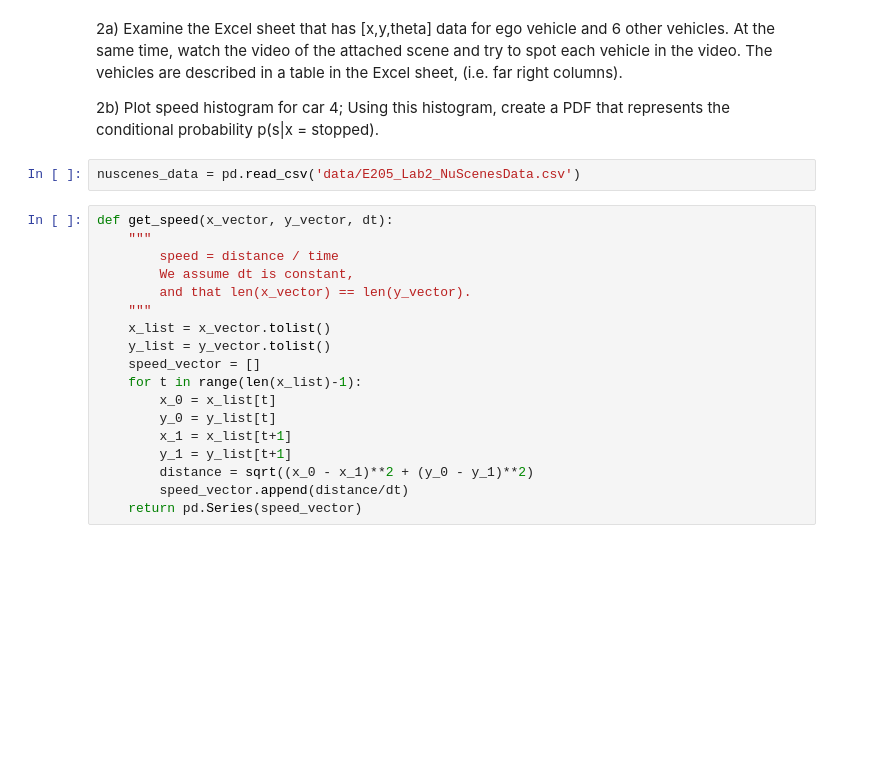
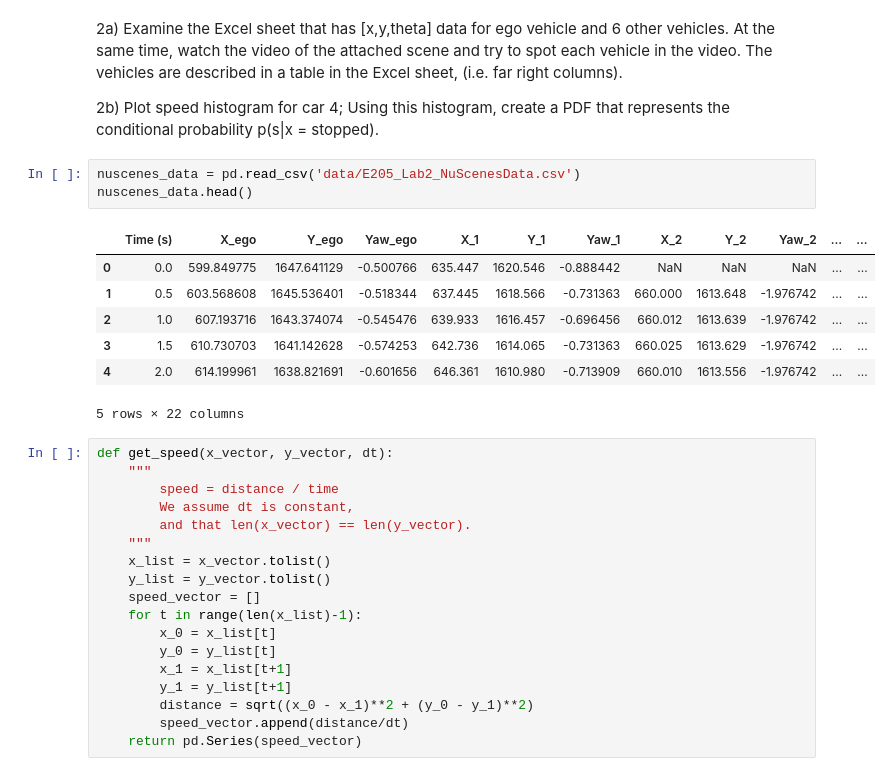
Before and after one commit to daphne-poon/e205, a Jupyter notebook: labs/lab2/Lab2.ipynb, the cells around one changed output. Cells and saved outputs as stored; diff of their text form; blank space fills up the shorter version.

```diff
--- a/labs/lab2/Lab2.ipynb
+++ b/labs/lab2/Lab2.ipynb
@@ -52,6 +52,15 @@ The vehicles are described in a table in the Excel sheet, (i.e. far right column
 2b) Plot speed histogram for car 4; Using this histogram, create a PDF that represents the conditional probability p(s|x = stopped).
 # %%
 nuscenes_data = pd.read_csv('data/E205_Lab2_NuScenesData.csv')
+nuscenes_data.head()
+# %% [output]
+|  | Time (s) | X_ego | Y_ego | Yaw_ego | X_1 | Y_1 | Yaw_1 | X_2 | Y_2 | Yaw_2 | ... | ... |
+| 0 | 0.0 | 599.849775 | 1647.641129 | -0.500766 | 635.447 | 1620.546 | -0.888442 | NaN | NaN | NaN | ... | ... |
+| 1 | 0.5 | 603.568608 | 1645.536401 | -0.518344 | 637.445 | 1618.566 | -0.731363 | 660.000 | 1613.648 | -1.976742 | ... | ... |
+| 2 | 1.0 | 607.193716 | 1643.374074 | -0.545476 | 639.933 | 1616.457 | -0.696456 | 660.012 | 1613.639 | -1.976742 | ... | ... |
+| 3 | 1.5 | 610.730703 | 1641.142628 | -0.574253 | 642.736 | 1614.065 | -0.731363 | 660.025 | 1613.629 | -1.976742 | ... | ... |
+| 4 | 2.0 | 614.199961 | 1638.821691 | -0.601656 | 646.361 | 1610.980 | -0.713909 | 660.010 | 1613.556 | -1.976742 | ... | ... |
+5 rows × 22 columns
 # %%
 def get_speed(x_vector, y_vector, dt):
     """
```
Also changed, not shown: parts of 23 cells of this notebook, 3 other files.
